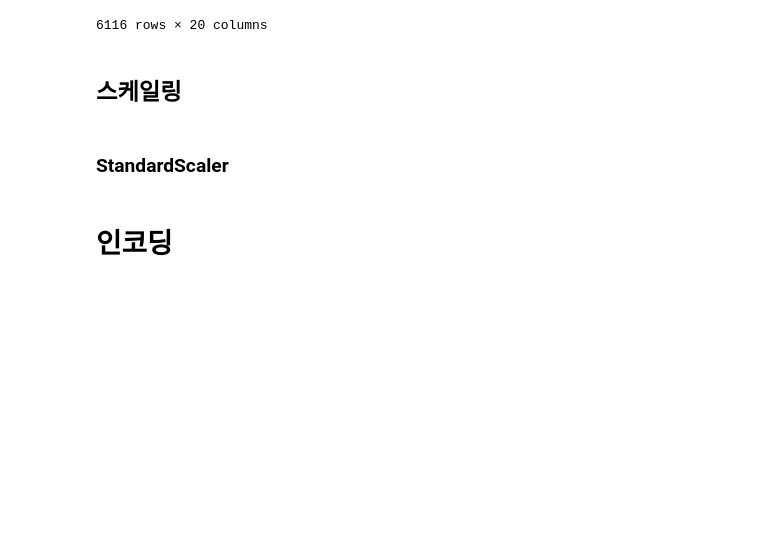
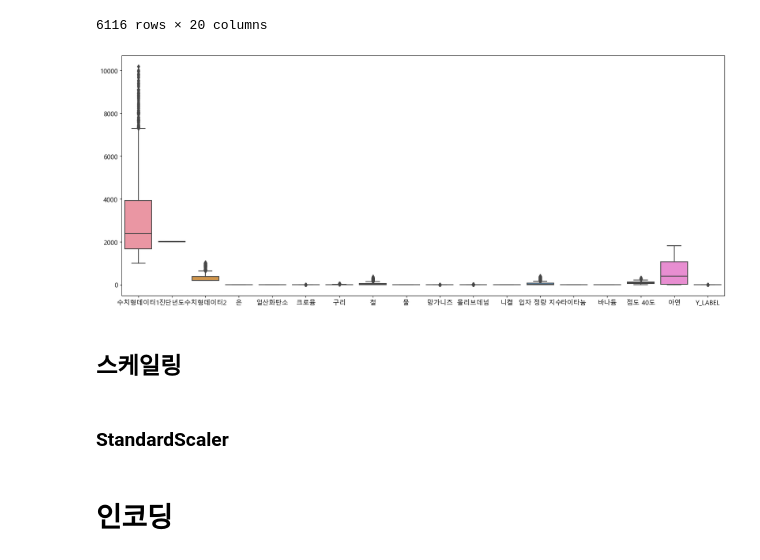
Before and after one commit to YoonJiHwan98/Sejoing_Univ_3-2, a Jupyter notebook: construct_Oil/RandomForest_experiment.ipynb, the cells around one changed output. Cells and saved outputs as stored; diff of their text form; code cells hidden in the pictures; blank space fills up the shorter version.

```diff
--- a/construct_Oil/RandomForest_experiment.ipynb
+++ b/construct_Oil/RandomForest_experiment.ipynb
@@ -232,6 +232,12 @@ train_outlier
 | 6114 | TRAIN_14089 | COMPONENT2 | 1552 | 2007 | 375 | 0 | 0 | 0 | 41 | 15 | 0.0 | ... |
 | 6115 | TRAIN_14090 | COMPONENT3 | 1616 | 2014 | 200 | 0 | 0 | 0 | 3 | 23 | 0.0 | ... |
 6116 rows × 20 columns
+# %%
+plt.figure(figsize=(20,8))
+sns.boxplot(train_outlier)
+plt.show()
+# %% [output]
+[figure, added]
 # %%
 df_out = pd.concat([train_outlier,test])
 # %% [markdown]
```
Also changed, not shown: parts of 59 cells of this notebook, 1 other file.
